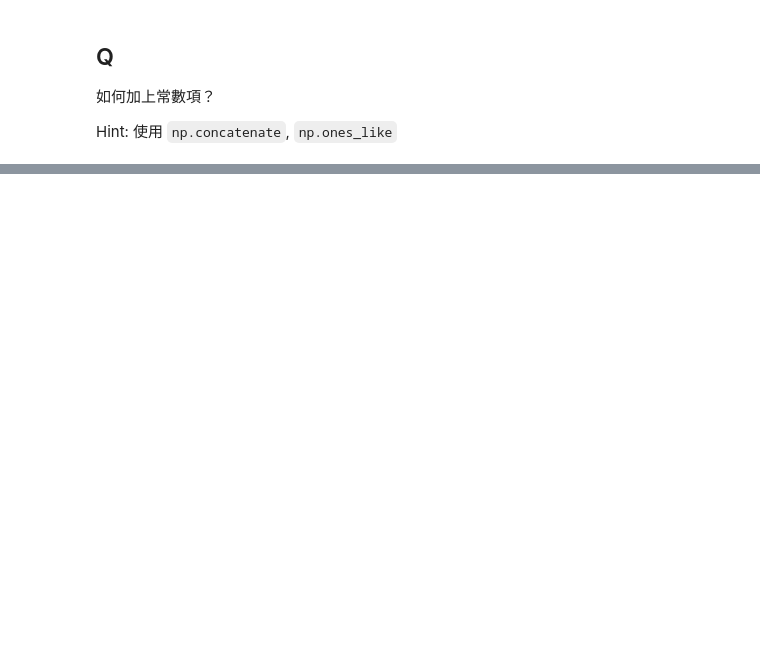
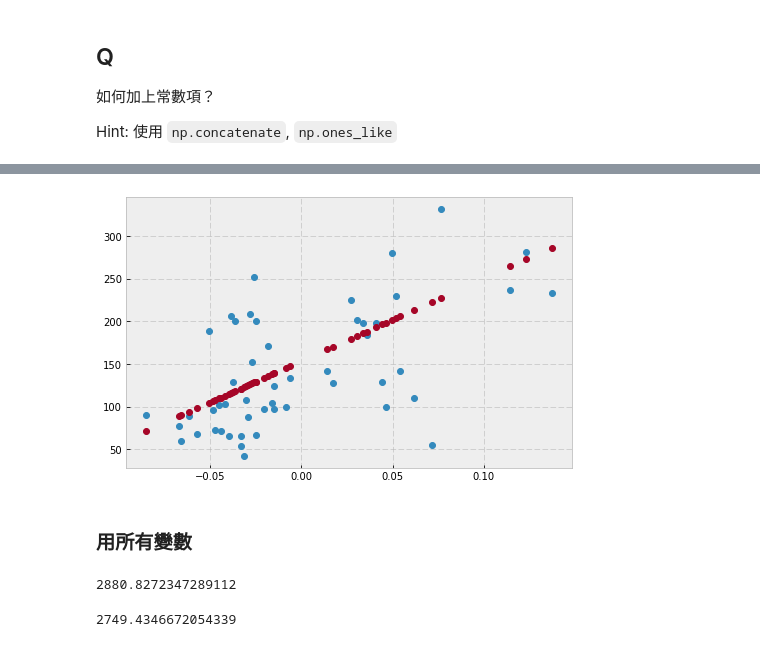
Before and after one commit to tjwei/HackNTU_Data_2017, a Jupyter notebook: Week02/02-Linear Regression.ipynb, the cells around one changed output, grey strips where cells are left out. Drawn from its saved outputs; the diff is of its cells as text; code cells hidden in the pictures; blank space fills up the shorter version.

```diff
--- a/Week02/02-Linear Regression.ipynb
+++ b/Week02/02-Linear Regression.ipynb
@@ -33,0 +124,21 @@ Hint: 使用 `np.concatenate`, `np.ones_like`
+# %%
+plt.plot(test_X, test_y, 'o');
+plt.plot(test_X, regr.predict(test_X), 'o');
+# %% [output]
+[figure, added]
+# %% [markdown]
+### 用所有變數
+# %%
+train_X = X[:-50]
+train_y = y[:-50]
+test_X = X[-50:]
+test_y = y[-50:]
+regr = linear_model.LinearRegression()
+regr.fit(train_X, train_y)
+np.mean((regr.predict(train_X)-train_y)**2)
+# %% [output]
+2880.8272347289112
+# %%
+np.mean((regr.predict(test_X)-test_y)**2)
+# %% [output]
+2749.4346672054339
```
Also changed, not shown: parts of 47 cells of this notebook, 6 other files.
